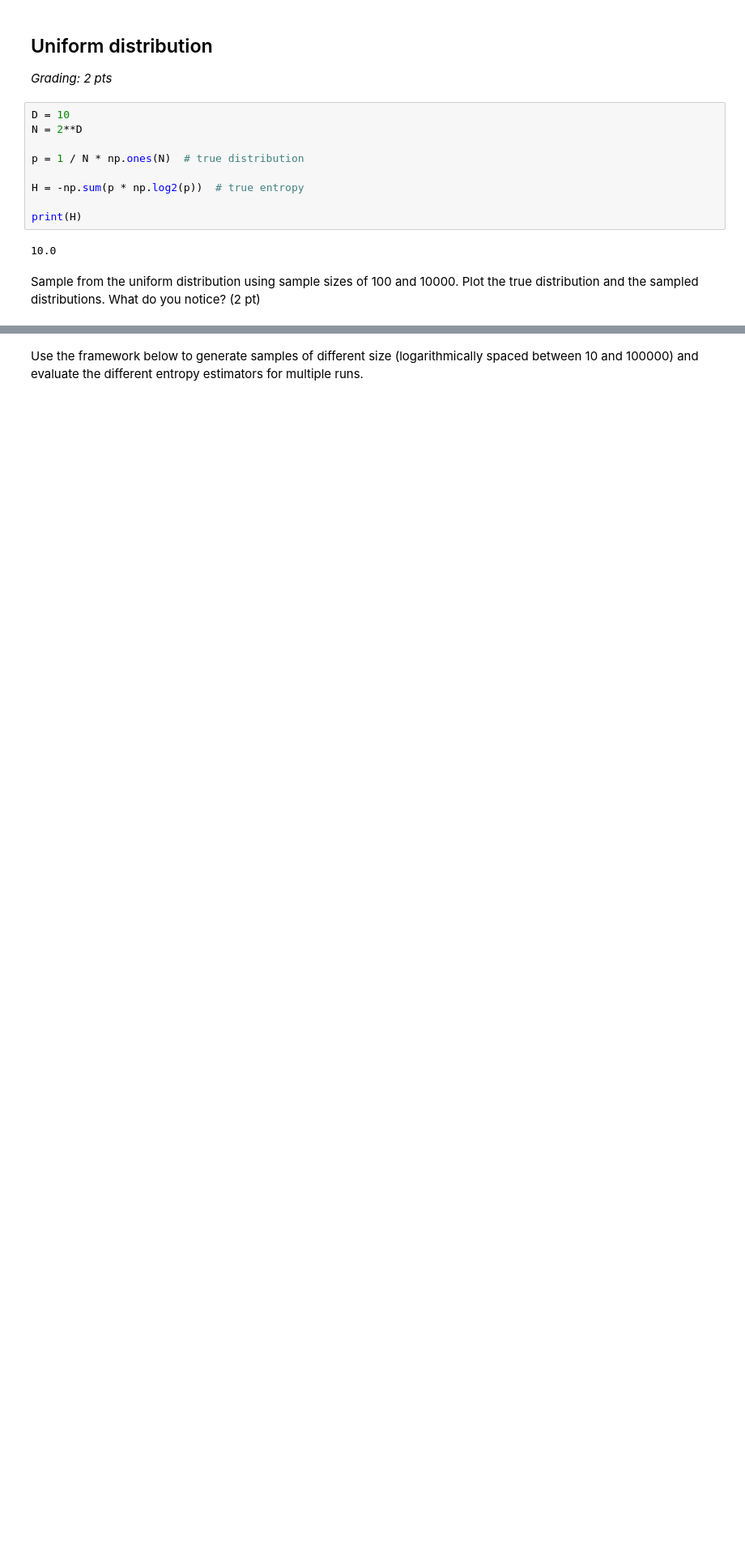
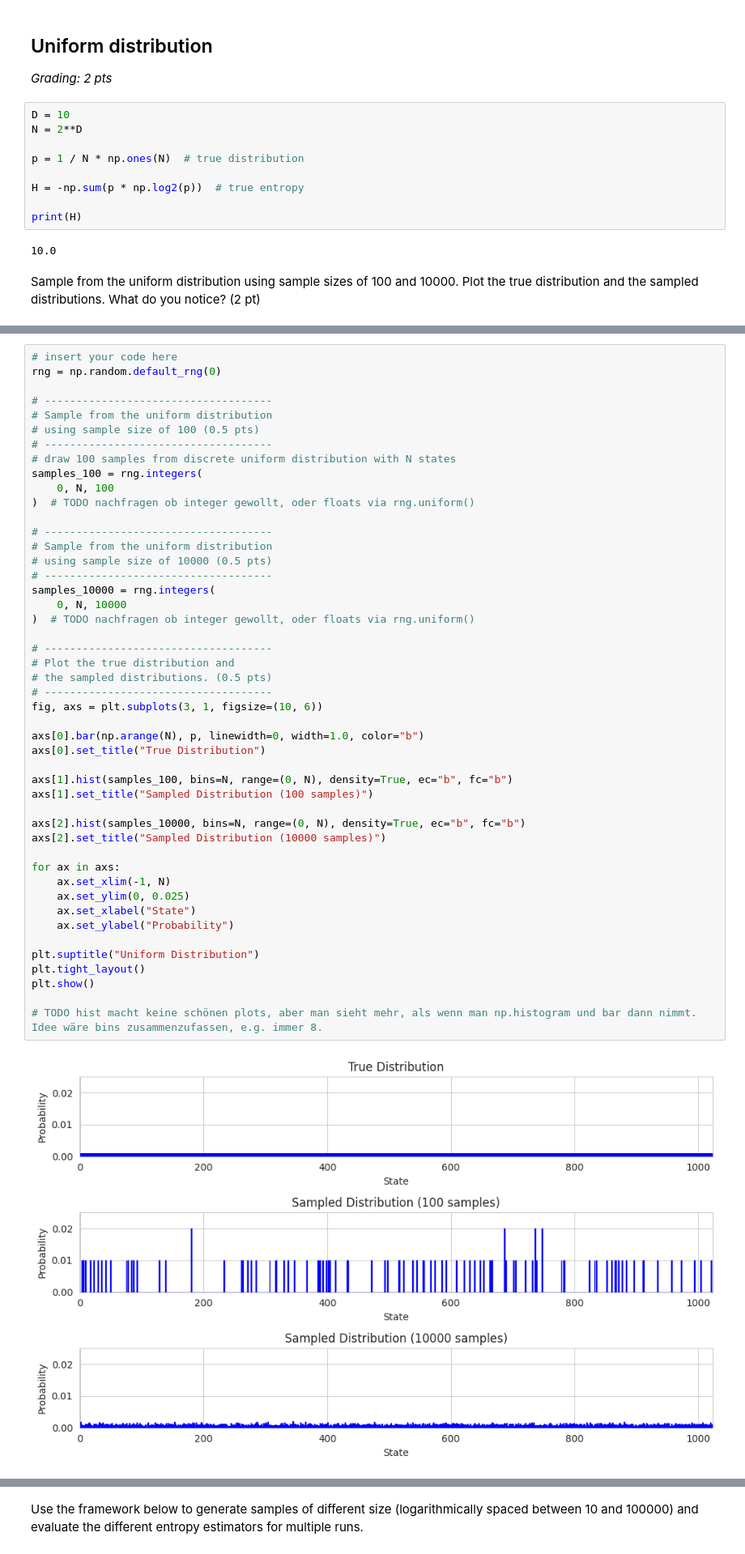
Before and after one commit to stedavkle/uni-tue-nds, a Jupyter notebook: CL8/notebooks/CodingLab8.ipynb, the cells around one changed output, grey strips where cells are left out. Shown at 81% size. Drawn from its saved outputs; the diff is of its cells as text; blank space fills up the shorter version.

```diff
--- a/CL8/notebooks/CodingLab8.ipynb
+++ b/CL8/notebooks/CodingLab8.ipynb
@@ -316,0 +304,49 @@ rng = np.random.default_rng(0)
+# %%
+# insert your code here
+rng = np.random.default_rng(0)
+
+# ------------------------------------
+# Sample from the uniform distribution
+# using sample size of 100 (0.5 pts)
+# ------------------------------------
+# draw 100 samples from discrete uniform distribution with N states
+samples_100 = rng.integers(
+    0, N, 100
+)  # TODO nachfragen ob integer gewollt, oder floats via rng.uniform()
+
+# ------------------------------------
+# Sample from the uniform distribution
+# using sample size of 10000 (0.5 pts)
+# ------------------------------------
+samples_10000 = rng.integers(
+    0, N, 10000
+)  # TODO nachfragen ob integer gewollt, oder floats via rng.uniform()
+
+# ------------------------------------
+# Plot the true distribution and
+# the sampled distributions. (0.5 pts)
+# ------------------------------------
+fig, axs = plt.subplots(3, 1, figsize=(10, 6))
+
+axs[0].bar(np.arange(N), p, linewidth=0, width=1.0, color="b")
+axs[0].set_title("True Distribution")
+
+axs[1].hist(samples_100, bins=N, range=(0, N), density=True, ec="b", fc="b")
+axs[1].set_title("Sampled Distribution (100 samples)")
+
+axs[2].hist(samples_10000, bins=N, range=(0, N), density=True, ec="b", fc="b")
+axs[2].set_title("Sampled Distribution (10000 samples)")
+
+for ax in axs:
+    ax.set_xlim(-1, N)
+    ax.set_ylim(0, 0.025)
+    ax.set_xlabel("State")
+    ax.set_ylabel("Probability")
+
+plt.suptitle("Uniform Distribution")
+plt.tight_layout()
+plt.show()
+
+# TODO hist macht keine schönen plots, aber man sieht mehr, als wenn man np.histogram und bar dann nimmt. Idee wäre bins zusammenzufassen, e.g. immer 8.
+# %% [output]
+[figure, added]
```
Also changed, not shown: parts of 12 cells of this notebook.
